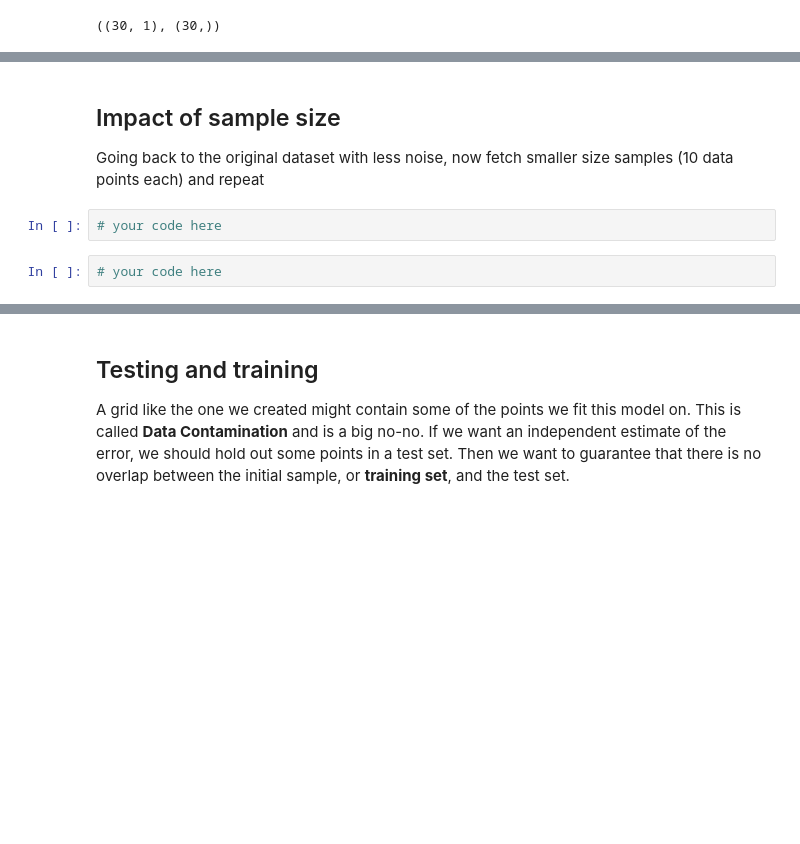
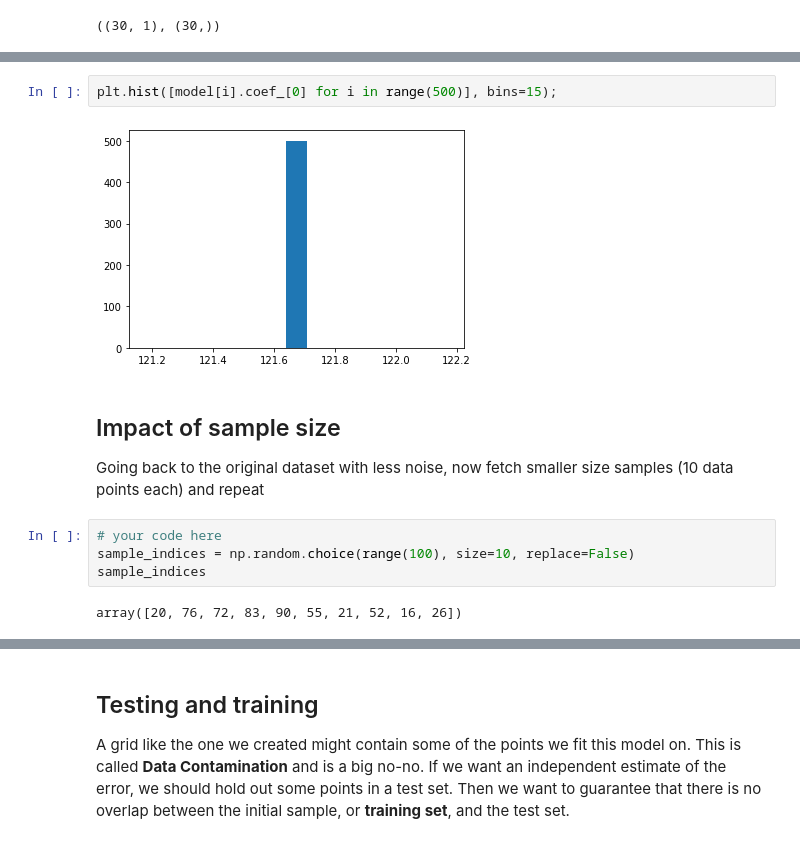
Before and after one commit to AlizaShamsi/Regression, a Jupyter notebook: distribute_linreg.ipynb, the cells around one changed output, grey strips where cells are left out. Cells and saved outputs as stored; diff of their text form; blank space fills up the shorter version.

```diff
--- a/distribute_linreg.ipynb
+++ b/distribute_linreg.ipynb
@@ -204,8 +186,14 @@ for i in range(500):
+# %%
+plt.hist([model[i].coef_[0] for i in range(500)], bins=15);
+# %% [output]
+[figure, added]
 # %% [markdown]
 ## Impact of sample size
 
 Going back to the original dataset with less noise, now fetch smaller size samples  (10 data points each) and repeat
-# %%
-# your code here
-# %%
-# your code here
+# %%
+# your code here
+sample_indices = np.random.choice(range(100), size=10, replace=False)
+sample_indices
+# %% [output]
+array([20, 76, 72, 83, 90, 55, 21, 52, 16, 26])
```
Also changed, not shown: parts of 11 cells of this notebook.
